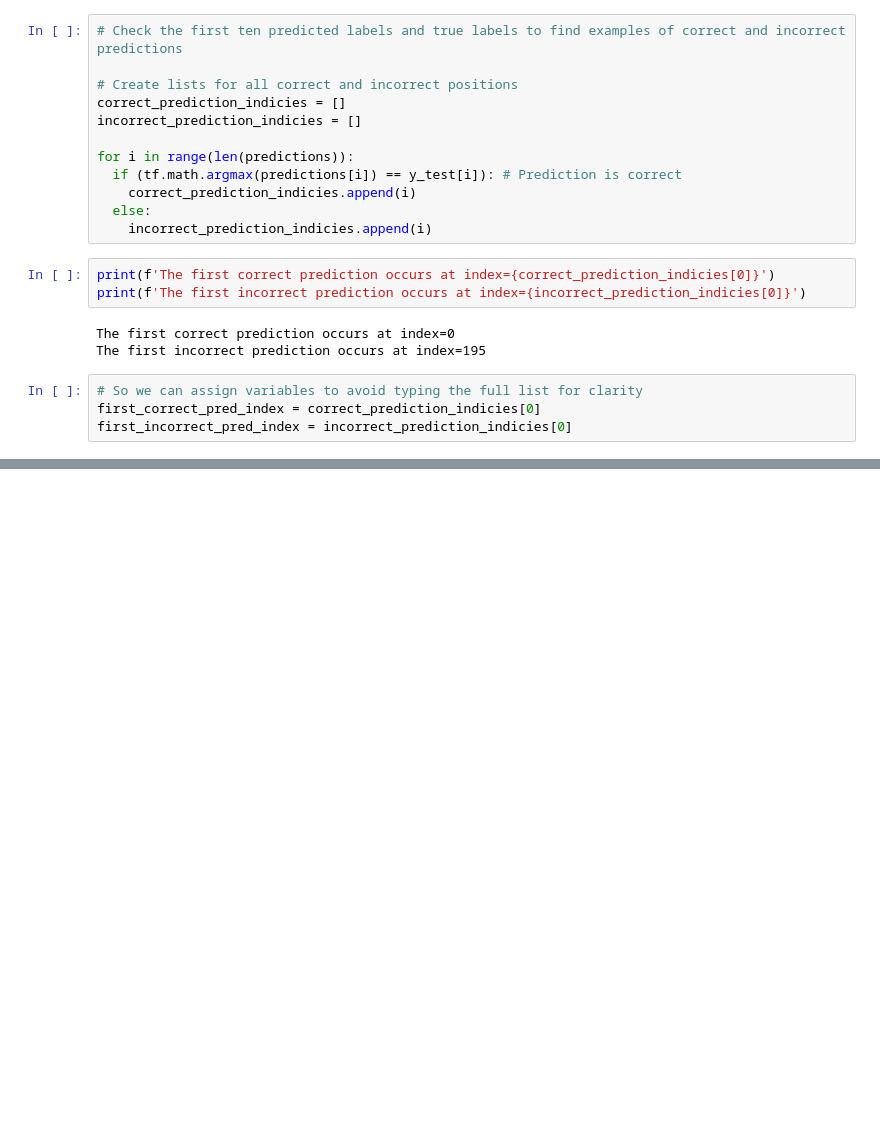
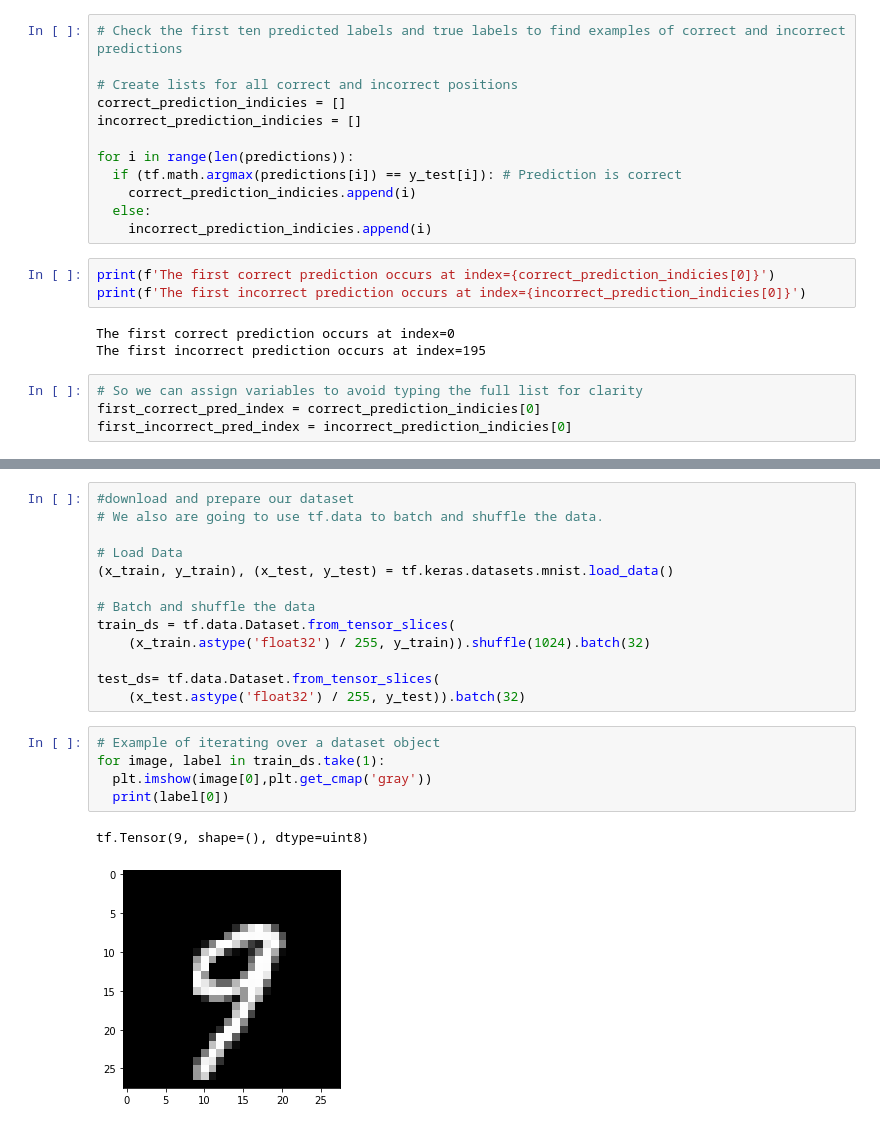
Before and after one commit to ZanePeycke/ADL, a Jupyter notebook: HW/HW1/ADL_HW1_Scratch.ipynb, the cells around one changed output, grey strips where cells are left out. Drawn from its saved outputs; the diff is of its cells as text; blank space fills up the shorter version.

```diff
--- a/HW/HW1/ADL_HW1_Scratch.ipynb
+++ b/HW/HW1/ADL_HW1_Scratch.ipynb
@@ -249,0 +254,21 @@ ax[1].imshow(x_test[first_incorrect_pred_index]) # incorrect prediction
+# %%
+#download and prepare our dataset
+# We also are going to use tf.data to batch and shuffle the data.
+
+# Load Data
+(x_train, y_train), (x_test, y_test) = tf.keras.datasets.mnist.load_data()
+
+# Batch and shuffle the data
+train_ds = tf.data.Dataset.from_tensor_slices(
+    (x_train.astype('float32') / 255, y_train)).shuffle(1024).batch(32)
+
+test_ds= tf.data.Dataset.from_tensor_slices(
+    (x_test.astype('float32') / 255, y_test)).batch(32)
+# %%
+# Example of iterating over a dataset object
+for image, label in train_ds.take(1):
+  plt.imshow(image[0],plt.get_cmap('gray'))
+  print(label[0])
+# %% [output]
+tf.Tensor(9, shape=(), dtype=uint8)
+[figure, added]
```
Also changed, not shown: parts of 3 cells of this notebook.
